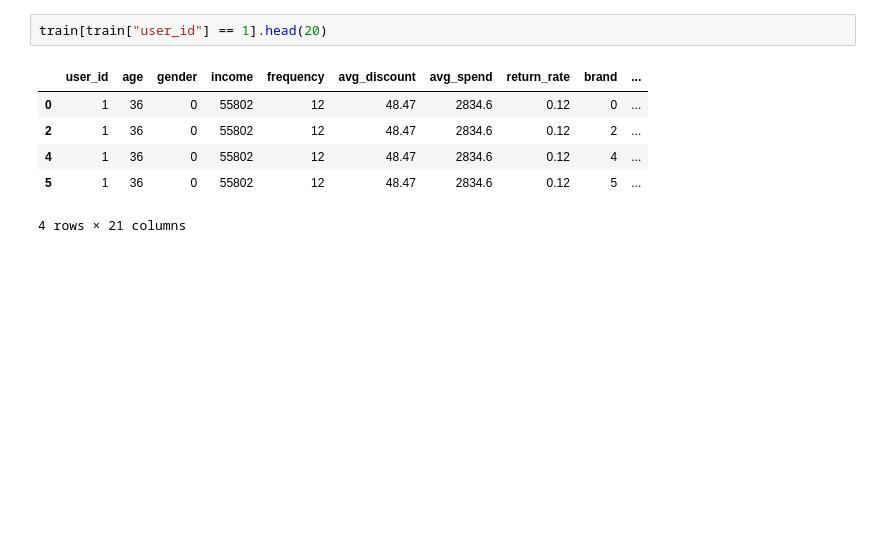
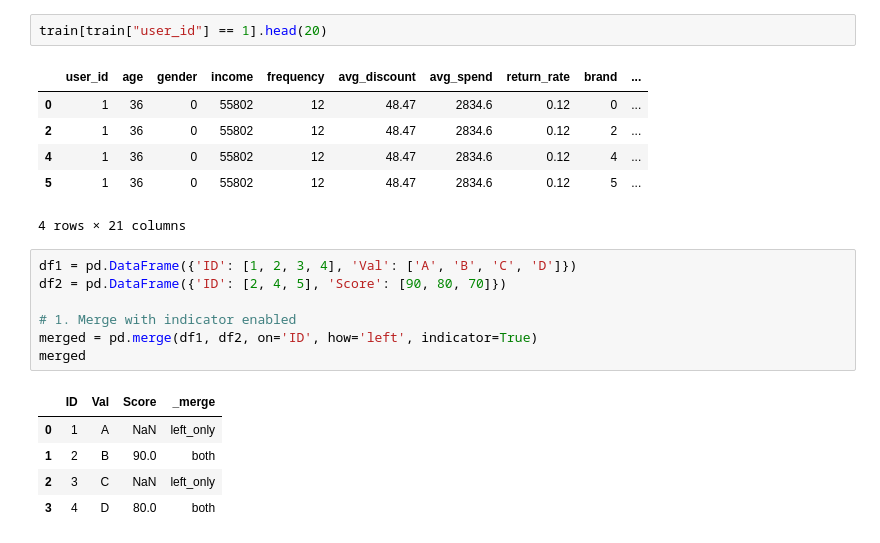
Before and after one commit to EdwinVivek/ML-hands-on-notebooks, a Jupyter notebook: Recommendation Systems/brand_recommendation.ipynb, the cells around one changed output. Cells and saved outputs as stored; diff of their text form; blank space fills up the shorter version.

```diff
--- a/Recommendation Systems/brand_recommendation.ipynb
+++ b/Recommendation Systems/brand_recommendation.ipynb
@@ -826,3 +859,16 @@ train[train["user_id"] == 1].head(20)
 | 4 | 1 | 36 | 0 | 55802 | 12 | 48.47 | 2834.6 | 0.12 | 4 | ... |
 | 5 | 1 | 36 | 0 | 55802 | 12 | 48.47 | 2834.6 | 0.12 | 5 | ... |
 4 rows × 21 columns
+# %%
+df1 = pd.DataFrame({'ID': [1, 2, 3, 4], 'Val': ['A', 'B', 'C', 'D']})
+df2 = pd.DataFrame({'ID': [2, 4, 5], 'Score': [90, 80, 70]})
+
+# 1. Merge with indicator enabled
+merged = pd.merge(df1, df2, on='ID', how='left', indicator=True)
+merged
+# %% [output]
+|  | ID | Val | Score | _merge |
+| 0 | 1 | A | NaN | left_only |
+| 1 | 2 | B | 90.0 | both |
+| 2 | 3 | C | NaN | left_only |
+| 3 | 4 | D | 80.0 | both |
```
Also changed, not shown: parts of 5 cells of this notebook, 2 other files.
